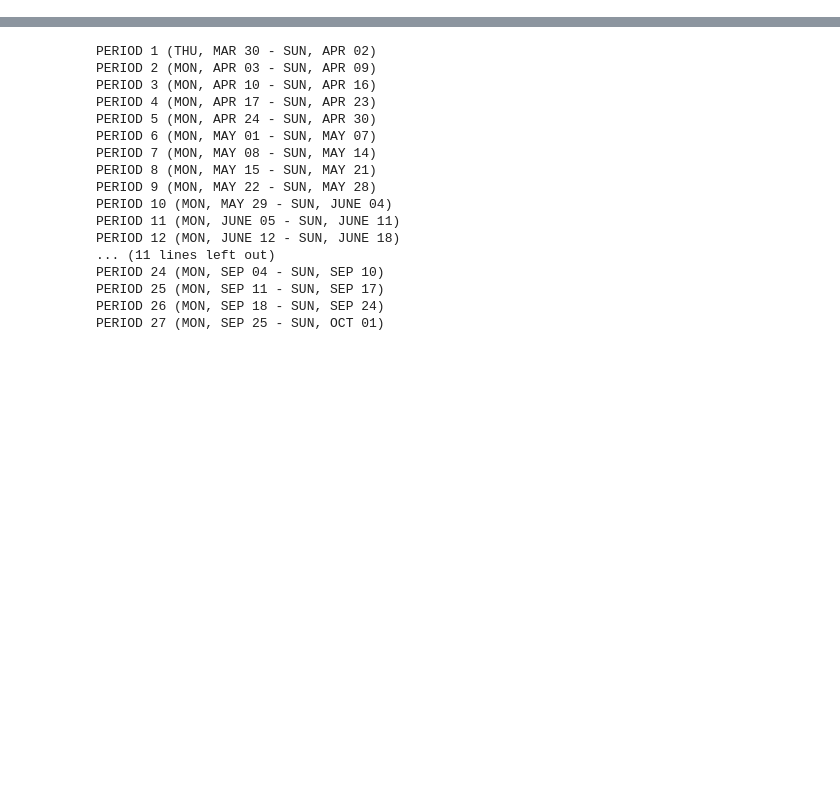
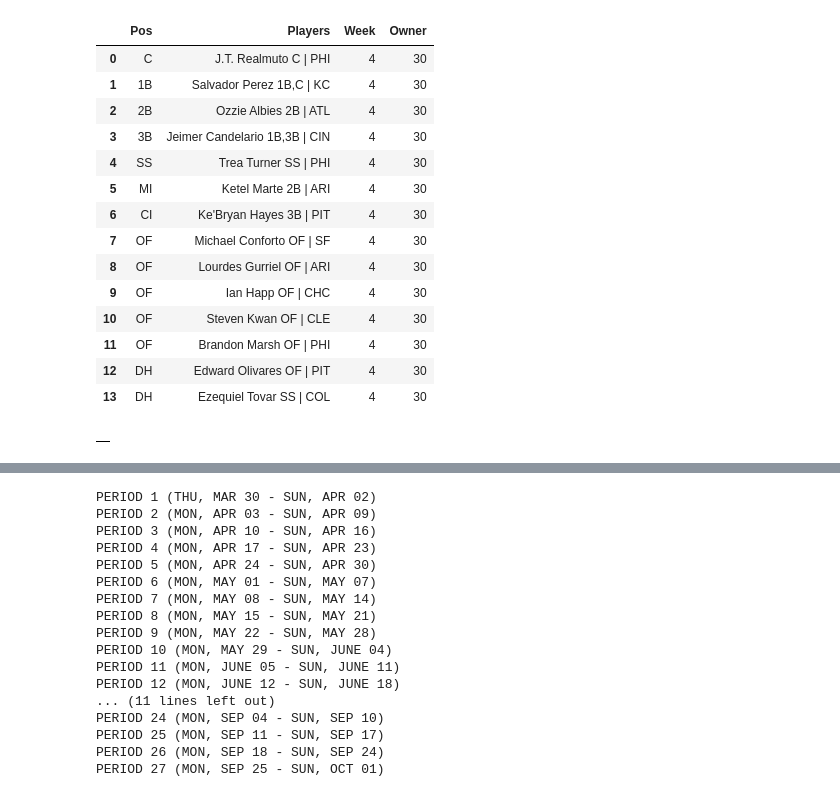
Before and after one commit to haueter19/xdl, a Jupyter notebook: CBS Owner Sit or Start by Week.ipynb, the cells around one changed output, grey strips where cells are left out. Drawn from its saved outputs; the diff is of its cells as text; code cells hidden in the pictures; blank space fills up the shorter version.

```diff
--- a/CBS Owner Sit or Start by Week.ipynb
+++ b/CBS Owner Sit or Start by Week.ipynb
@@ -70,3 +70,10 @@ def click_week(wk):
         if i.text==wk:
             i.click()
     return
+# %%
+wk = 4
+owner_id = 30
+data = pd.DataFrame()
+driver.get(f"https://xdl.baseball.cbssports.com/teams/{owner_id}")
+
+#driver.find_element_by_xpath(f"//div[@class ='select_form_div darkFilter']/ul/li[@value='/teams/roster-report/{owner_id}/1/']").click()
@@ -73 +84,32 @@ def click_week(wk):
+# %%
+html = driver.page_source
+soup = bs4(html, 'html.parser')
+t = pd.read_html(str(soup.find_all('table')[0:24]))[0]
+t.columns = t.columns.droplevel().droplevel().droplevel()
+t = t[['Pos', 'Players']]
+t['Week'] = wk
+t['Owner'] = owner_id
+#data = pd.concat([data, scrape_cbs_owner_weekly_roster(soup, ids, owner_name, wk)])
+# %%
+t.iloc[:14]
+# %% [output]
+|  | Pos | Players | Week | Owner |
+| 0 | C | J.T. Realmuto C | PHI | 4 | 30 |
+| 1 | 1B | Salvador Perez 1B,C | KC | 4 | 30 |
+| 2 | 2B | Ozzie Albies 2B | ATL | 4 | 30 |
+| 3 | 3B | Jeimer Candelario 1B,3B | CIN | 4 | 30 |
+| 4 | SS | Trea Turner SS | PHI | 4 | 30 |
+| 5 | MI | Ketel Marte 2B | ARI | 4 | 30 |
+| 6 | CI | Ke'Bryan Hayes 3B | PIT | 4 | 30 |
+| 7 | OF | Michael Conforto OF | SF | 4 | 30 |
+| 8 | OF | Lourdes Gurriel OF | ARI | 4 | 30 |
+| 9 | OF | Ian Happ OF | CHC | 4 | 30 |
+| 10 | OF | Steven Kwan OF | CLE | 4 | 30 |
+| 11 | OF | Brandon Marsh OF | PHI | 4 | 30 |
+| 12 | DH | Edward Olivares OF | PIT | 4 | 30 |
+| 13 | DH | Ezequiel Tovar SS | COL | 4 | 30 |
+# %%
+t
+# %% [output]
+|  |
 # %%
```
Also changed, not shown: parts of 6 cells of this notebook.
